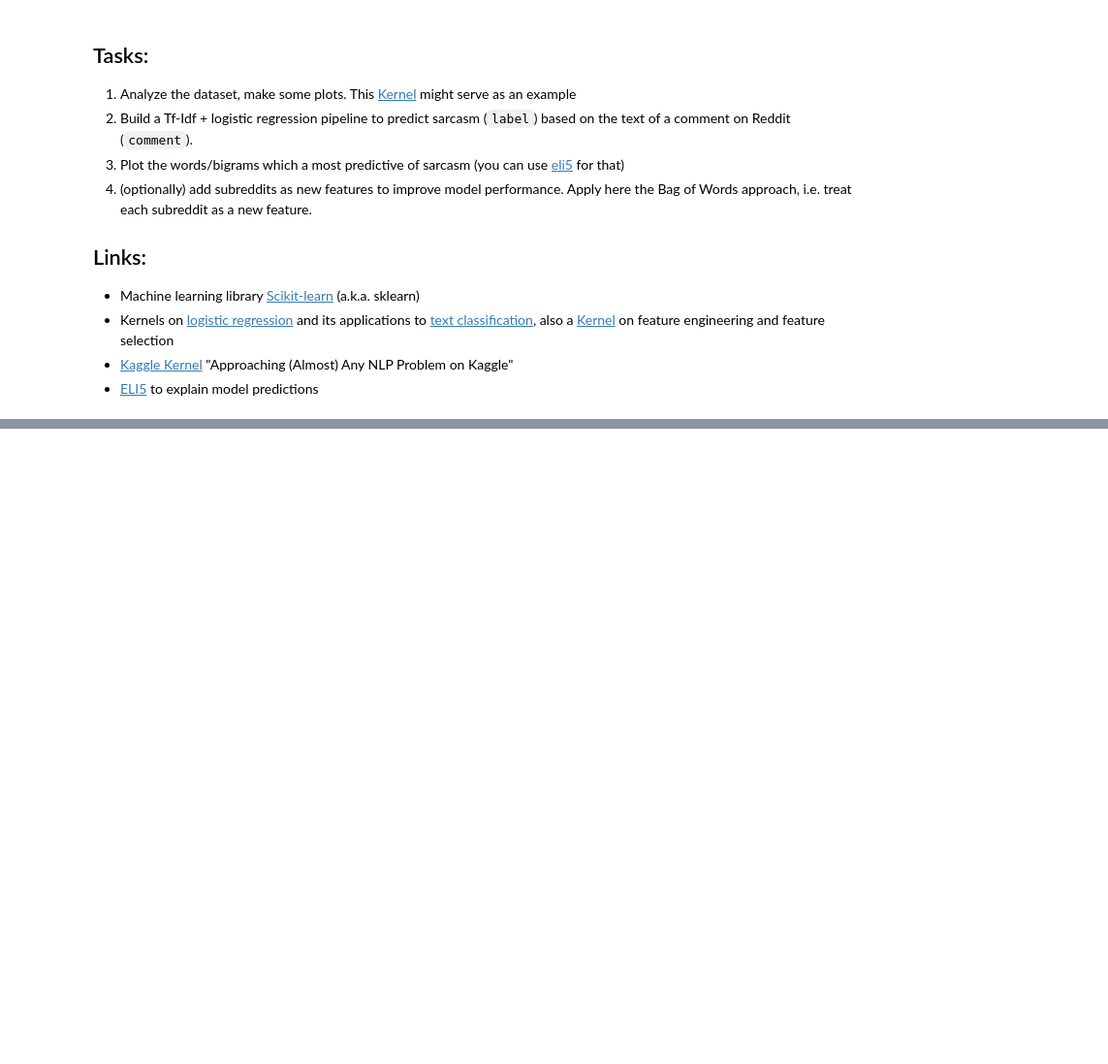
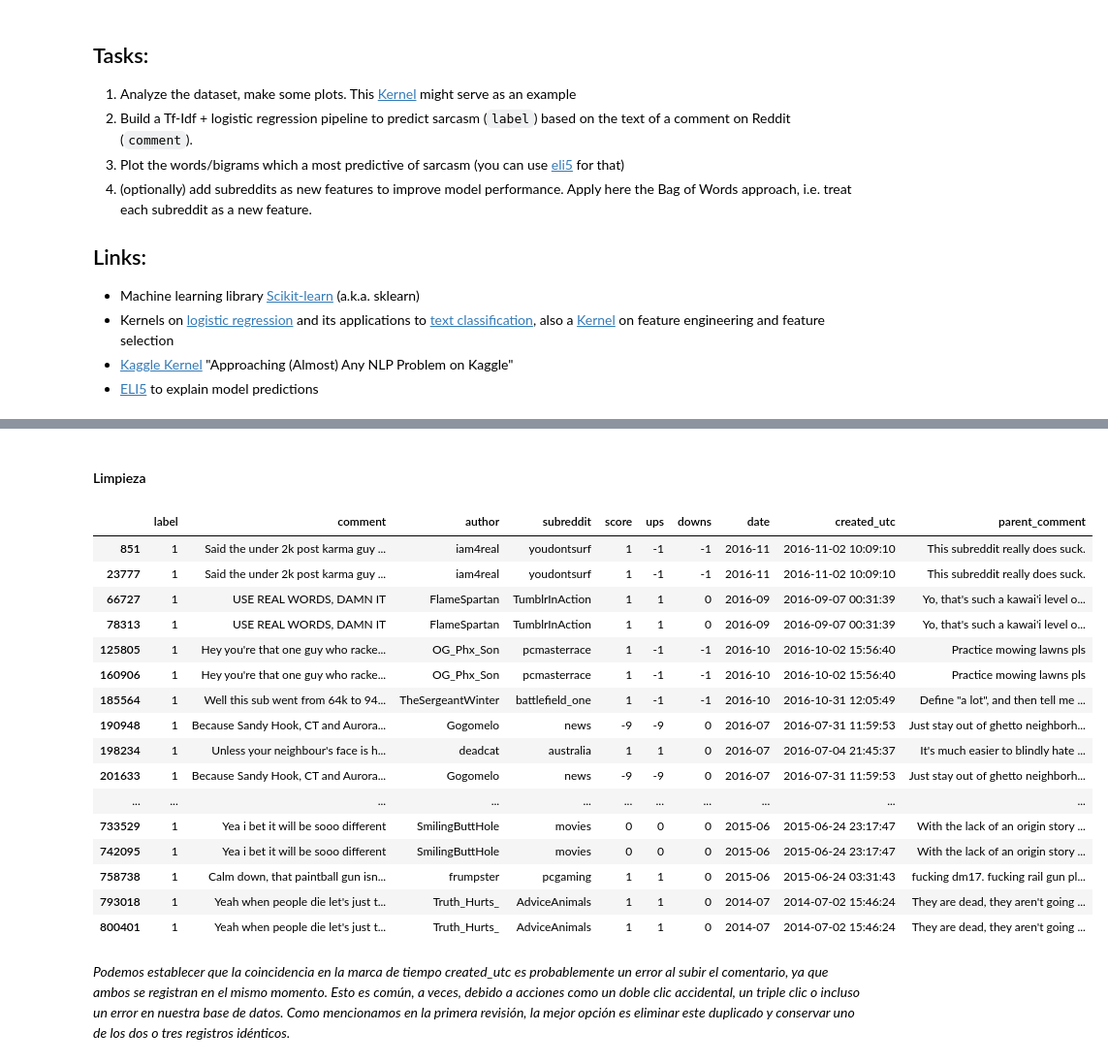
Before and after one commit to solfontan/DS_PT_09_2023, a Jupyter notebook: Machine_Learning/6-NLP/NLTK&CountVectorizer/ejercicios/sarcasm-detection.ipynb, the cells around one changed output, grey strips where cells are left out. Shown at 97% size. Saved outputs shown, nothing was run; the diff lists cells and outputs as text; code cells hidden in the pictures; blank space fills up the shorter version.

```diff
--- a/Machine_Learning/6-NLP/NLTK&CountVectorizer/ejercicios/sarcasm-detection.ipynb
+++ b/Machine_Learning/6-NLP/NLTK&CountVectorizer/ejercicios/sarcasm-detection.ipynb
@@ -23,7 +23,7 @@ from sklearn.metrics import accuracy_score, confusion_matrix
 import seaborn as sns
 from matplotlib import pyplot as plt
 # %%
-df = pd.read_csv('data/train-balanced-sarcasm.csv')
+df = pd.read_csv('./prof/train-balanced-sarcasm1.csv')
 df.head()
 # %% [output]
 |  | label | comment | author | subreddit | score | ups | downs | date | created_utc | parent_comment |
@@ -46,0 +138,24 @@ df.head()
+# %% [markdown]
+#### Limpieza
+# %%
+df[df.duplicated(keep=False)]
+# %% [output]
+|  | label | comment | author | subreddit | score | ups | downs | date | created_utc | parent_comment |
+| 851 | 1 | Said the under 2k post karma guy ... | iam4real | youdontsurf | 1 | -1 | -1 | 2016-11 | 2016-11-02 10:09:10 | This subreddit really does suck. |
+| 23777 | 1 | Said the under 2k post karma guy ... | iam4real | youdontsurf | 1 | -1 | -1 | 2016-11 | 2016-11-02 10:09:10 | This subreddit really does suck. |
+| 66727 | 1 | USE REAL WORDS, DAMN IT | FlameSpartan | TumblrInAction | 1 | 1 | 0 | 2016-09 | 2016-09-07 00:31:39 | Yo, that's such a kawai'i level o... |
+| 78313 | 1 | USE REAL WORDS, DAMN IT | FlameSpartan | TumblrInAction | 1 | 1 | 0 | 2016-09 | 2016-09-07 00:31:39 | Yo, that's such a kawai'i level o... |
+| 125805 | 1 | Hey you're that one guy who racke... | OG_Phx_Son | pcmasterrace | 1 | -1 | -1 | 2016-10 | 2016-10-02 15:56:40 | Practice mowing lawns pls |
+| 160906 | 1 | Hey you're that one guy who racke... | OG_Phx_Son | pcmasterrace | 1 | -1 | -1 | 2016-10 | 2016-10-02 15:56:40 | Practice mowing lawns pls |
+| 185564 | 1 | Well this sub went from 64k to 94... | TheSergeantWinter | battlefield_one | 1 | -1 | -1 | 2016-10 | 2016-10-31 12:05:49 | Define "a lot", and then tell me ... |
+| 190948 | 1 | Because Sandy Hook, CT and Aurora... | Gogomelo | news | -9 | -9 | 0 | 2016-07 | 2016-07-31 11:59:53 | Just stay out of ghetto neighborh... |
+| 198234 | 1 | Unless your neighbour's face is h... | deadcat | australia | 1 | 1 | 0 | 2016-07 | 2016-07-04 21:45:37 | It's much easier to blindly hate ... |
+| 201633 | 1 | Because Sandy Hook, CT and Aurora... | Gogomelo | news | -9 | -9 | 0 | 2016-07 | 2016-07-31 11:59:53 | Just stay out of ghetto neighborh... |
+| ... | ... | ... | ... | ... | ... | ... | ... | ... | ... | ... |
+| 733529 | 1 | Yea i bet it will be sooo different | SmilingButtHole | movies | 0 | 0 | 0 | 2015-06 | 2015-06-24 23:17:47 | With the lack of an origin story ... |
+| 742095 | 1 | Yea i bet it will be sooo different | SmilingButtHole | movies | 0 | 0 | 0 | 2015-06 | 2015-06-24 23:17:47 | With the lack of an origin story ... |
+| 758738 | 1 | Calm down, that paintball gun isn... | frumpster | pcgaming | 1 | 1 | 0 | 2015-06 | 2015-06-24 03:31:43 | fucking dm17. fucking rail gun pl... |
+| 793018 | 1 | Yeah when people die let's just t... | Truth_Hurts_ | AdviceAnimals | 1 | 1 | 0 | 2014-07 | 2014-07-02 15:46:24 | They are dead, they aren't going ... |
+| 800401 | 1 | Yeah when people die let's just t... | Truth_Hurts_ | AdviceAnimals | 1 | 1 | 0 | 2014-07 | 2014-07-02 15:46:24 | They are dead, they aren't going ... |
+# %% [markdown]
+*Podemos establecer que la coincidencia en la marca de tiempo *created_utc* es probablemente un error al subir el comentario, ya que ambos se registran en el mismo momento. Esto es común, a veces, debido a acciones como un doble clic accidental, un triple clic o incluso un error en nuestra base de datos. Como mencionamos en la primera revisión, la mejor opción es eliminar este duplicado y conservar uno de los dos o tres registros idénticos.*
```
Also changed, not shown: parts of 42 cells of this notebook, 2 other files.
